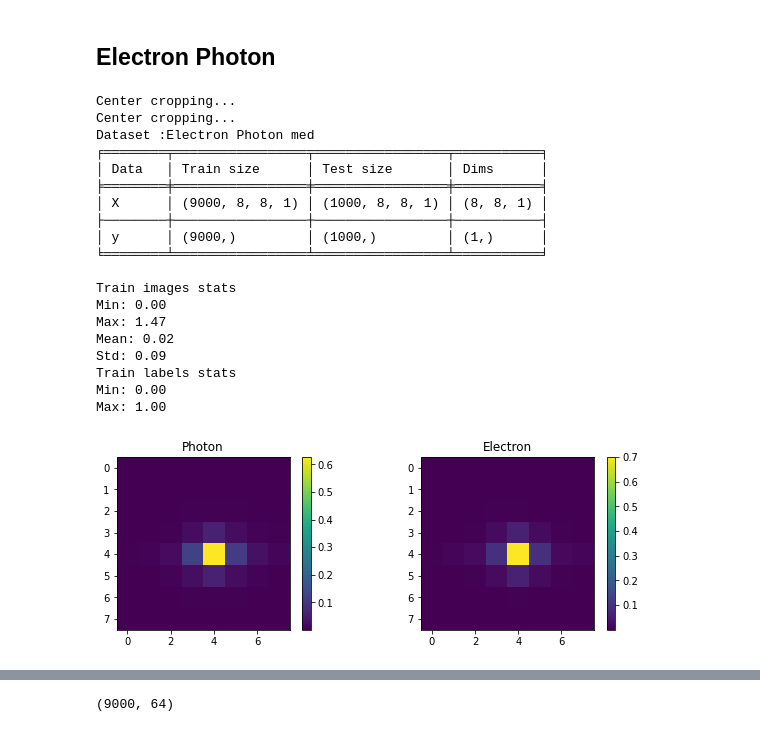
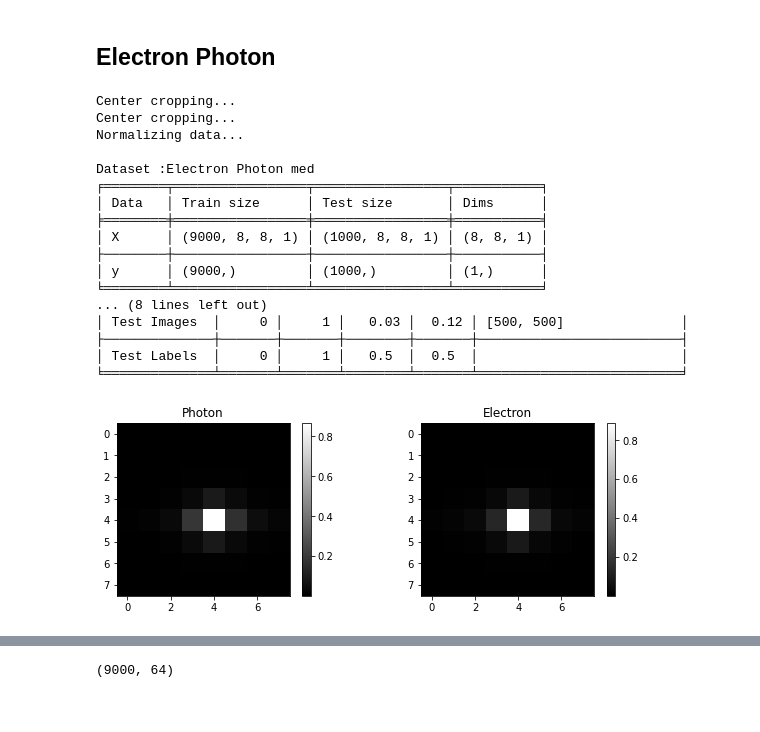
Before and after one commit to Gopal-Dahale/qml-hep-lhc, a Jupyter notebook: notebooks/Slides week 4.ipynb, the cells around one changed output, grey strips where cells are left out. Cells and saved outputs as stored; diff of their text form; code cells hidden in the pictures.

```diff
--- a/notebooks/Slides week 4.ipynb
+++ b/notebooks/Slides week 4.ipynb
@@ -16,12 +17,12 @@ import numpy as np
 # %%
-def display_data(data):
+def display_data(data,cmap = 'viridis'):
     fig = plt.figure(figsize=(10, 7))
     rows = 2
     columns = 2
     index = [np.where(data.y_train == 1)[0], np.where(data.y_train == 0)[0]] # 0, 1
     for i in range(columns):
         fig.add_subplot(rows, columns,i+1)
-        plt.imshow(np.mean(data.x_train[index[i],:,:,0], axis = 0))
+        plt.imshow(np.mean(data.x_train[index[i],:,:,0], axis = 0), cmap=cmap)
         plt.title(data.classes[i])
         plt.colorbar()
 # %% [markdown]
@@ -163,31 +162,30 @@ Max: 1.00
 # %%
 args = argparse.Namespace()
 args.dataset_type = 'med'
 args.center_crop = 0.2
+args.normalize = 1
 
 data = ElectronPhoton(args)
 data.prepare_data()
 data.setup()
 print(data)
-display_data(data)
+display_data(data,cmap='gray')
 # %% [output]
 Center cropping...
 Center cropping...
+Normalizing data...
+
 Dataset :Electron Photon med
 ╒════════╤═════════════════╤═════════════════╤═══════════╕
 │ Data   │ Train size      │ Test size       │ Dims      │
 ╞════════╪═════════════════╪═════════════════╪═══════════╡
 │ X      │ (9000, 8, 8, 1) │ (1000, 8, 8, 1) │ (8, 8, 1) │
 ├────────┼─────────────────┼─────────────────┼───────────┤
 │ y      │ (9000,)         │ (1000,)         │ (1,)      │
 ╘════════╧═════════════════╧═════════════════╧═══════════╛
-
-Train images stats
-Min: 0.00
-Max: 1.47
-Mean: 0.02
-Std: 0.09
-Train labels stats
-Min: 0.00
-Max: 1.00
+... (8 lines left out)
+│ Test Images  │     0 │     1 │   0.03 │  0.12 │ [500, 500]               │
+├──────────────┼───────┼───────┼────────┼───────┼──────────────────────────┤
+│ Test Labels  │     0 │     1 │   0.5  │  0.5  │                          │
+╘══════════════╧═══════╧═══════╧════════╧═══════╧══════════════════════════╛
-[figure, old version]
+[figure, new version]
```
Also changed, not shown: parts of 3 cells of this notebook, 1 other file.
